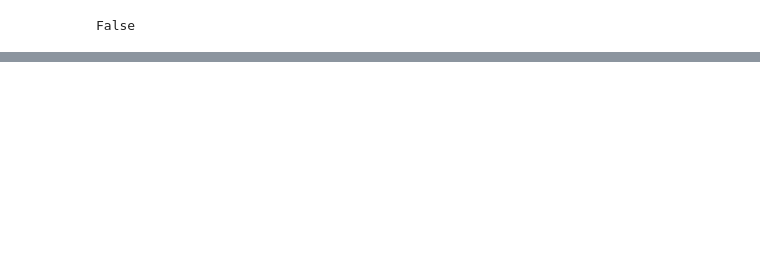
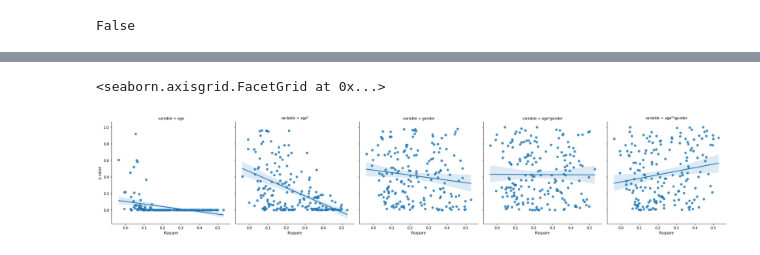
Before and after one commit to NxNiki/multidimensional_age_prediction, a Jupyter notebook: script01_feature_regression_coefficients.ipynb, the cells around one changed output, grey strips where cells are left out. Drawn from its saved outputs; the diff is of its cells as text; code cells hidden in the pictures; blank space fills up the shorter version.

```diff
--- a/script01_feature_regression_coefficients.ipynb
+++ b/script01_feature_regression_coefficients.ipynb
@@ -694,0 +522,7 @@ feature_beta_df
+# %%
+sns.lmplot(x = 'Rsquare', y = 'p value', data = plot_data,
+           col = 'variable', order = 1, sharex = False, size = 5
+          )
+# %% [output]
+<seaborn.axisgrid.FacetGrid at 0x...>
+[figure, added]
```
Also changed, not shown: parts of 21 cells of this notebook, 21 other files.
